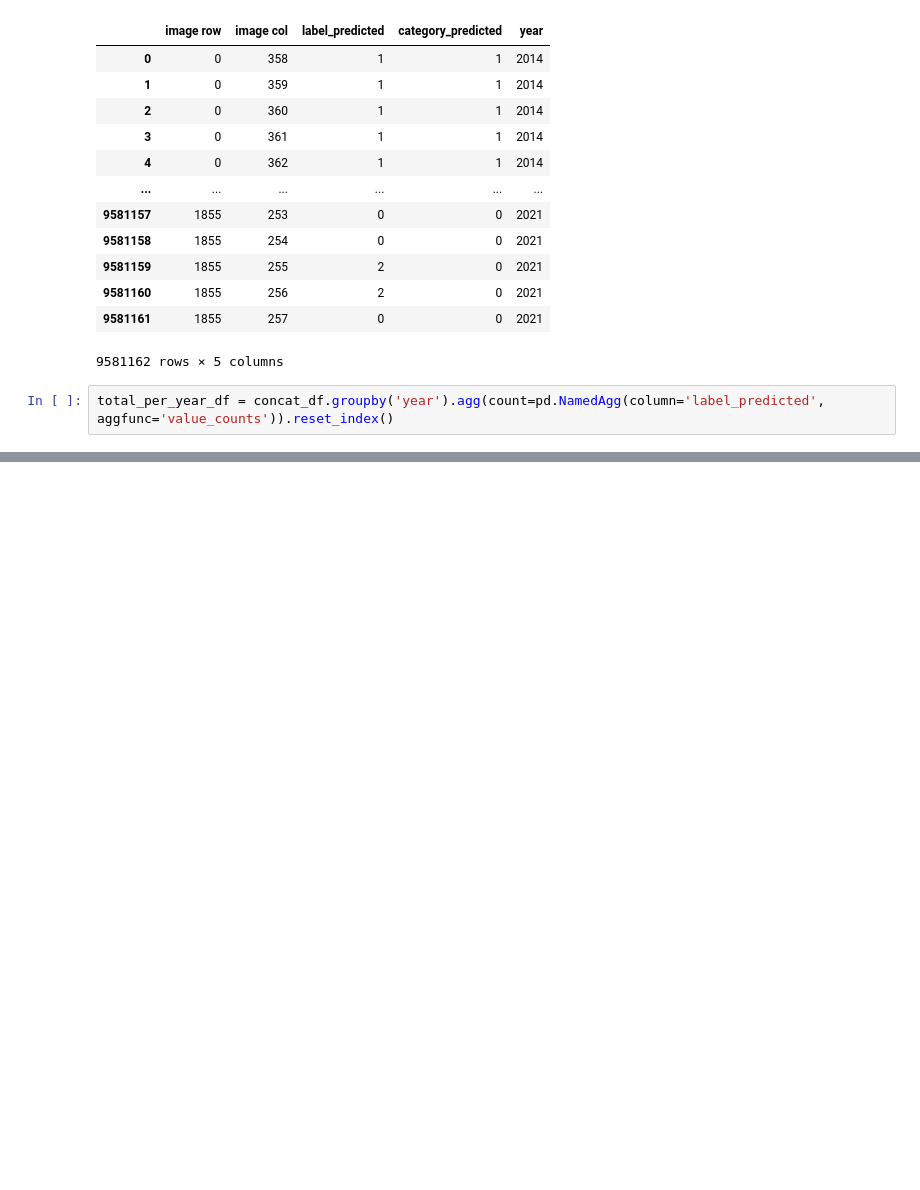
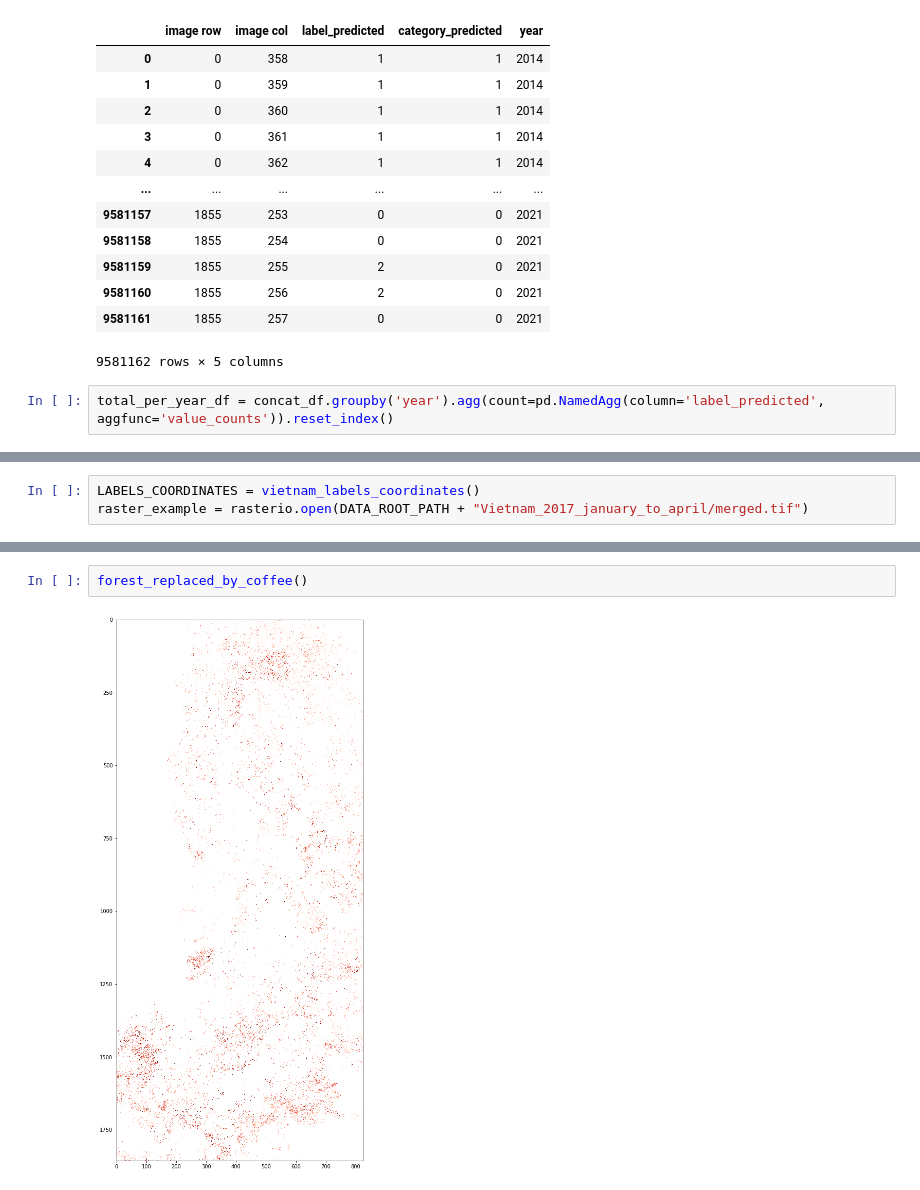
Before and after one commit to SimWalther/vietnam_coffee_detection, a Jupyter notebook: scripts/notebooks/rasterPrediction.ipynb, the cells around one changed output, grey strips where cells are left out. Cells and saved outputs as stored; diff of their text form; blank space fills up the shorter version.

```diff
--- a/scripts/notebooks/rasterPrediction.ipynb
+++ b/scripts/notebooks/rasterPrediction.ipynb
@@ -345,0 +218,3 @@ canvas.fill_rects(x, y, 1)
+# %%
+LABELS_COORDINATES = vietnam_labels_coordinates()
+raster_example = rasterio.open(DATA_ROOT_PATH + "Vietnam_2017_january_to_april/merged.tif")
@@ -345,0 +457,4 @@ canvas.fill_rects(x, y, 1)
+# %%
+forest_replaced_by_coffee()
+# %% [output]
+[figure, added]
```
Also changed, not shown: parts of 19 cells of this notebook, 3 other files.
